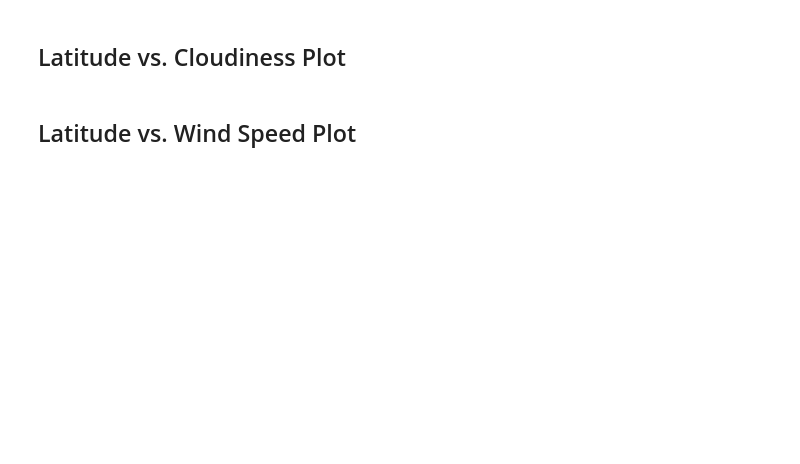
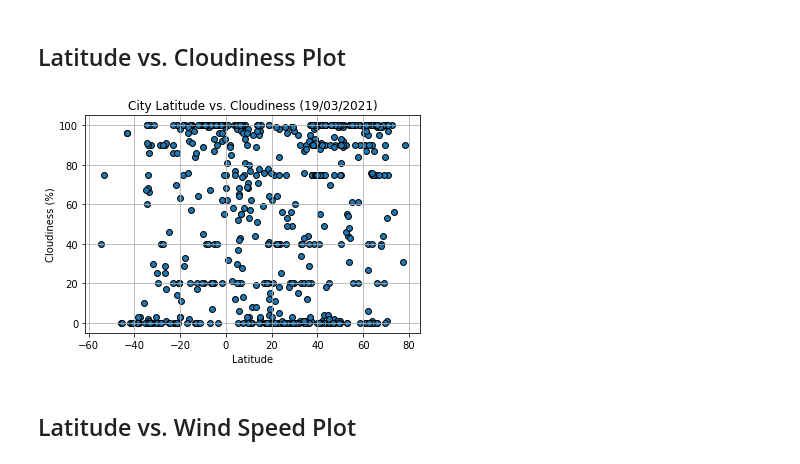
Before and after one commit to mhaszek/python-api-challenge, a Jupyter notebook: WeatherPy/WeatherPy.ipynb, the cells around one changed output. Drawn from its saved outputs; the diff is of its cells as text; code cells hidden in the pictures; blank space fills up the shorter version.

```diff
--- a/WeatherPy/WeatherPy.ipynb
+++ b/WeatherPy/WeatherPy.ipynb
@@ -175,14 +230,16 @@ plt.show()
 ## Latitude vs. Cloudiness Plot
 # %%
 lat_cloud_pl = clean_city_df.plot(kind="scatter", x="Lat", y="Cloudiness", grid=True, figsize=(6,4), facecolors="blue", edgecolors="black", s=35,
-              title=(f'City Latitude vs. Cloudiness (todays date)'))
+              title=(f'City Latitude vs. Cloudiness (19/03/2021)'))
 
 
 lat_cloud_pl.set_xlabel("Latitude")
 lat_cloud_pl.set_ylabel("Cloudiness (%)")
 
 plt.savefig("../output_data/CloudinessVsLatitude.png")
 plt.show()
+# %% [output]
+[figure, added]
 # %% [markdown]
 ## Latitude vs. Wind Speed Plot
 # %%
```
Also changed, not shown: parts of 17 cells of this notebook, 5 other files.
